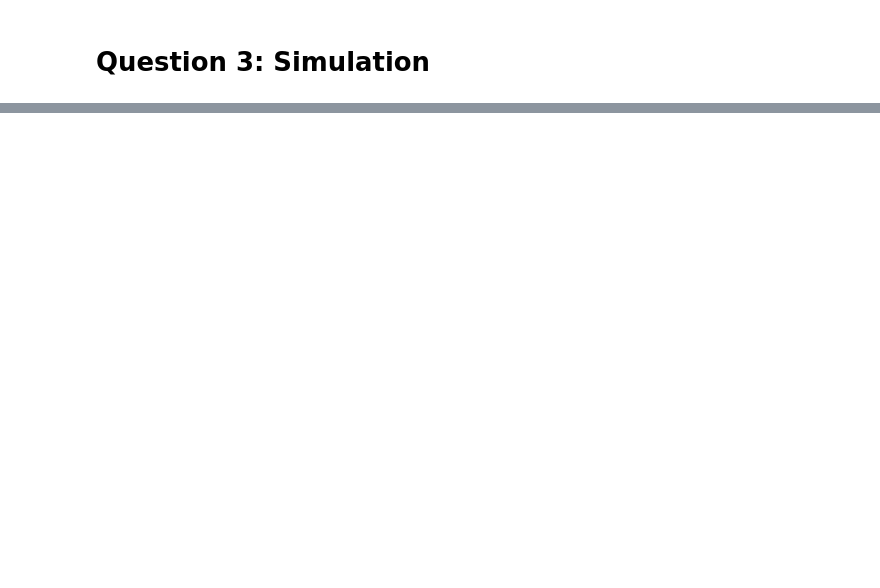
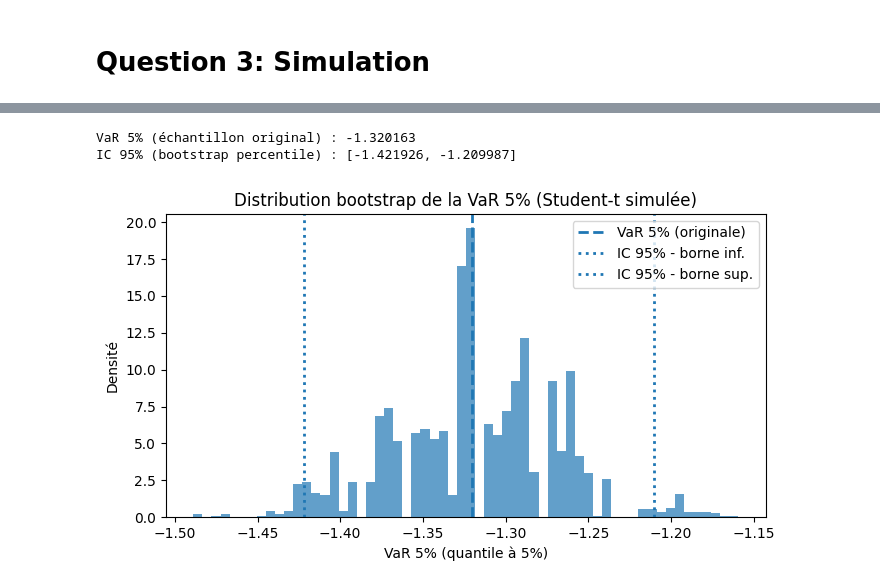
Before and after one commit to jeansimon18/Devoir-1-conom-trie, a Jupyter notebook: Probleme 3.ipynb, the cells around one changed output, grey strips where cells are left out. Cells and saved outputs as stored; diff of their text form; code cells hidden in the pictures; blank space fills up the shorter version.

```diff
--- a/Probleme 3.ipynb
+++ b/Probleme 3.ipynb
@@ -77,0 +142,44 @@ Student-t (df=3, normalisée)                   18.2832
+# %%
+# Partie c : Bootstrap de la VaR empirique (5%) à partir de la série Student-t simulée
+
+import numpy as np
+import matplotlib.pyplot as plt
+
+alpha = 0.05          # niveau de VaR (queue gauche)
+B = 2500            # nombre de rééchantillonnages
+rng = np.random.default_rng(11)  # graine pour reproductibilité
+
+# On réutilise le 'returns_t_scaled' de la partie a.
+x = returns_t_scaled
+n = x.size
+
+# 1) VaR empirique sur l'échantillon original
+var_hat = np.quantile(x, alpha)
+
+# 2) Bootstrap (rééchantillonnage avec remise): On échantillonne des indices, puis on calcule la VaR 5% sur chaque pseudo-échantillon.
+idx = rng.integers(low=0, high=n, size=(B, n))
+x_boot = x[idx]                                    # shape (B, n)
+var_boot = np.quantile(x_boot, alpha, axis=1)      # shape (B,)
+
+# 3) Intervalle de confiance 95% (méthode percentile)
+ci_low, ci_high = np.percentile(var_boot, [2.5, 97.5])
+
+print(f"VaR 5% (échantillon original) : {var_hat:.6f}")
+print(f"IC 95% (bootstrap percentile) : [{ci_low:.6f}, {ci_high:.6f}]")
+
+# 4) Tracé de la distribution bootstrap
+plt.figure(figsize=(7,4))
+plt.hist(var_boot, bins=60, density=True, alpha=0.7)
+plt.axvline(var_hat, linestyle="--", linewidth=2, label="VaR 5% (originale)")
+plt.axvline(ci_low, linestyle=":", linewidth=2, label="IC 95% - borne inf.")
+plt.axvline(ci_high, linestyle=":", linewidth=2, label="IC 95% - borne sup.")
+plt.title("Distribution bootstrap de la VaR 5% (Student-t simulée)")
+plt.xlabel("VaR 5% (quantile à 5%)")
+plt.ylabel("Densité")
+plt.legend()
+plt.tight_layout()
+plt.show()
+# %% [output]
+VaR 5% (échantillon original) : -1.320163
+IC 95% (bootstrap percentile) : [-1.421926, -1.209987]
+[figure, added]
```
Also changed, not shown: parts of 2 cells of this notebook.
